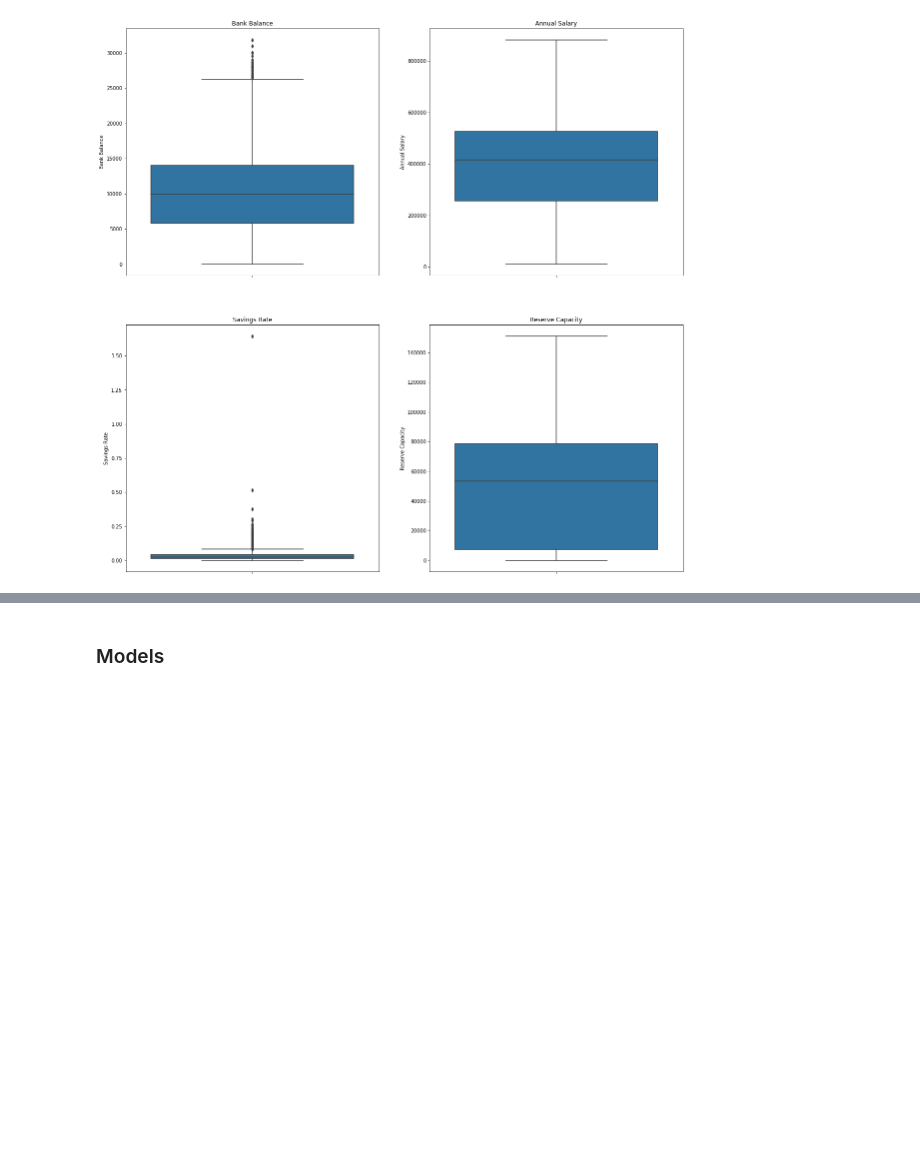
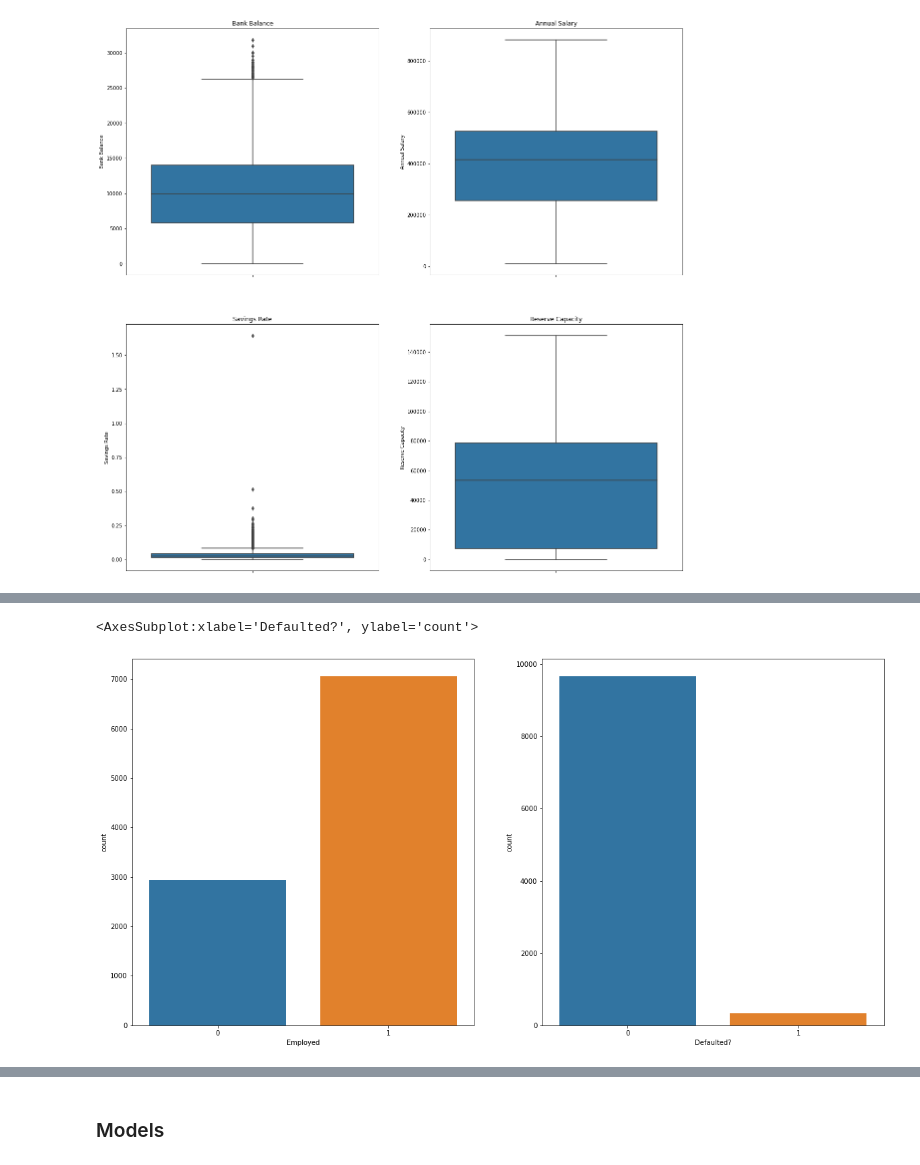
Before and after one commit to jmfinnegan12/Loan-default, a Jupyter notebook: Loan Defaults.ipynb, the cells around one changed output, grey strips where cells are left out. Drawn from its saved outputs; the diff is of its cells as text; code cells hidden in the pictures; blank space fills up the shorter version.

```diff
--- a/Loan Defaults.ipynb
+++ b/Loan Defaults.ipynb
@@ -108,7 +129,10 @@ Text(0.5, 1.0, 'Reserve Capacity')
 # %%
-plt.figure(figsize = (20, 10))
-plt.subplot(1,2,1)
-plt.hist(data['Bank Balance'])
+plt.figure(figsize=(20, 10))
+plt.subplot(1, 2, 1)
+sns.countplot(data['Employed'])
 
-plt.subplot(1,2,2)
-plt.hist(data['Annual Salary'])
+plt.subplot(1, 2, 2)
+sns.countplot(data['Defaulted?'])
+# %% [output]
+<AxesSubplot:xlabel='Defaulted?', ylabel='count'>
+[figure, added]
```
Also changed, not shown: parts of 25 cells of this notebook.
